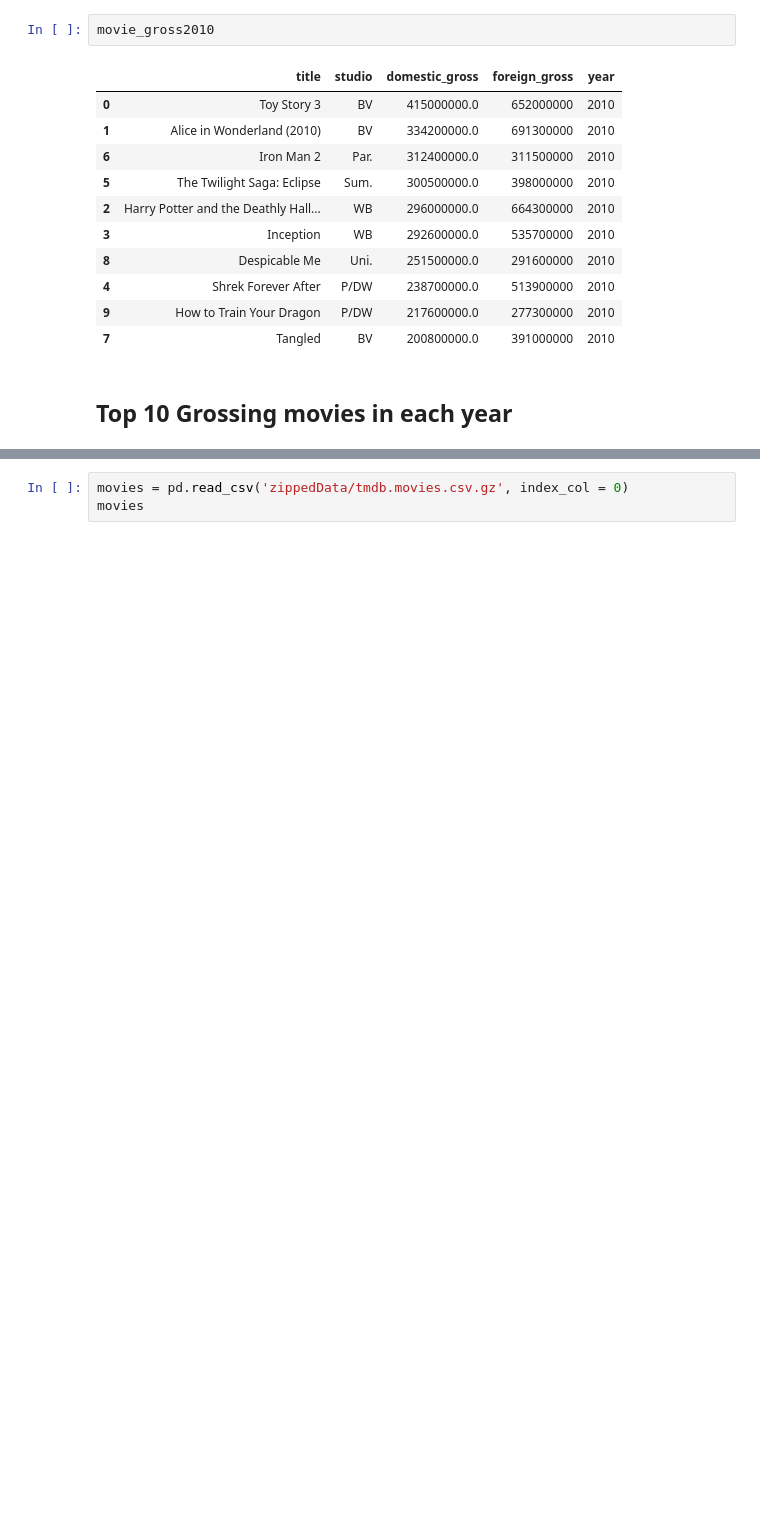
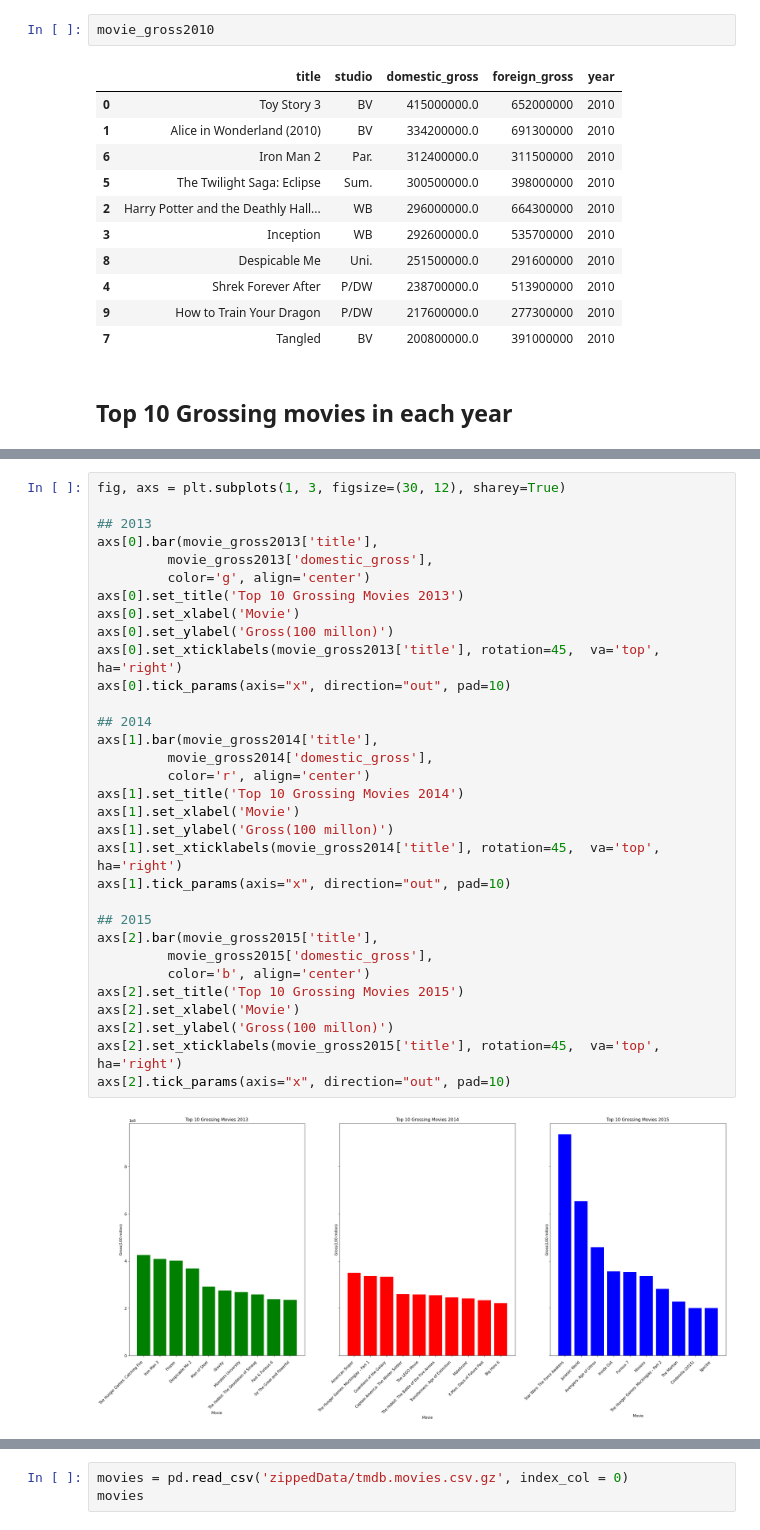
Before and after one commit to learn-co-curriculum/dsc-ai-academy-semester1-capstone, a Jupyter notebook: EnochNotebook.ipynb, the cells around one changed output, grey strips where cells are left out. Cells and saved outputs as stored; diff of their text form; blank space fills up the shorter version.

```diff
--- a/EnochNotebook.ipynb
+++ b/EnochNotebook.ipynb
@@ -118,0 +120,34 @@ fig.suptitle('Categorical Plotting')
+# %%
+fig, axs = plt.subplots(1, 3, figsize=(30, 12), sharey=True)
+
+## 2013
+axs[0].bar(movie_gross2013['title'],
+         movie_gross2013['domestic_gross'],
+         color='g', align='center')
+axs[0].set_title('Top 10 Grossing Movies 2013')
+axs[0].set_xlabel('Movie')
+axs[0].set_ylabel('Gross(100 millon)')
+axs[0].set_xticklabels(movie_gross2013['title'], rotation=45,  va='top', ha='right')
+axs[0].tick_params(axis="x", direction="out", pad=10)
+
+## 2014
+axs[1].bar(movie_gross2014['title'],
+         movie_gross2014['domestic_gross'],
+         color='r', align='center')
+axs[1].set_title('Top 10 Grossing Movies 2014')
+axs[1].set_xlabel('Movie')
+axs[1].set_ylabel('Gross(100 millon)')
+axs[1].set_xticklabels(movie_gross2014['title'], rotation=45,  va='top', ha='right')
+axs[1].tick_params(axis="x", direction="out", pad=10)
+
+## 2015
+axs[2].bar(movie_gross2015['title'],
+         movie_gross2015['domestic_gross'],
+         color='b', align='center')
+axs[2].set_title('Top 10 Grossing Movies 2015')
+axs[2].set_xlabel('Movie')
+axs[2].set_ylabel('Gross(100 millon)')
+axs[2].set_xticklabels(movie_gross2015['title'], rotation=45,  va='top', ha='right')
+axs[2].tick_params(axis="x", direction="out", pad=10)
+# %% [output]
+[figure, added]
```
Also changed, not shown: parts of 5 cells of this notebook, 2 other files.
